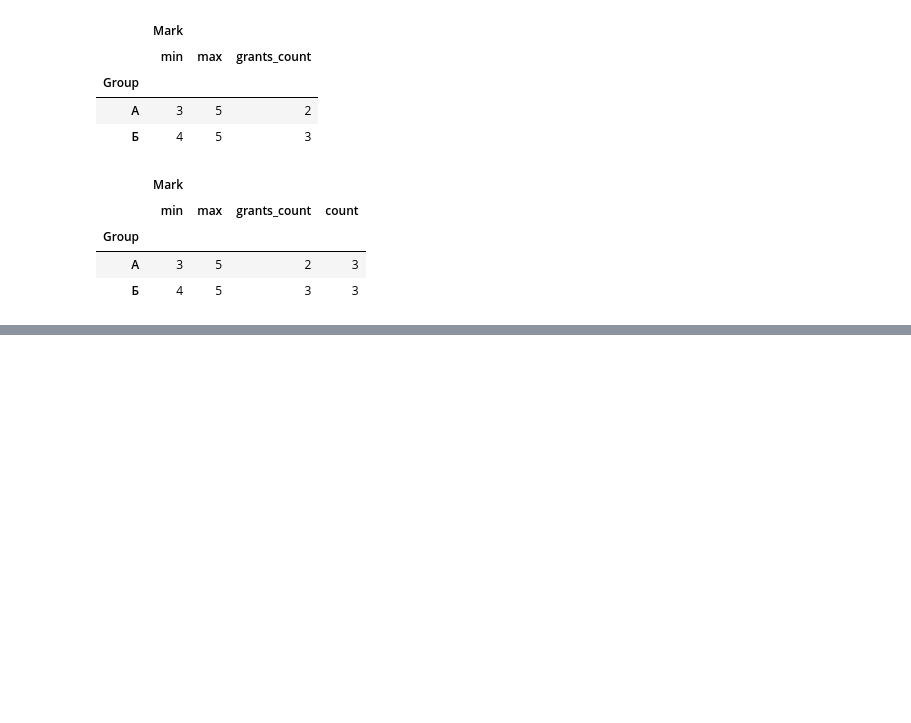
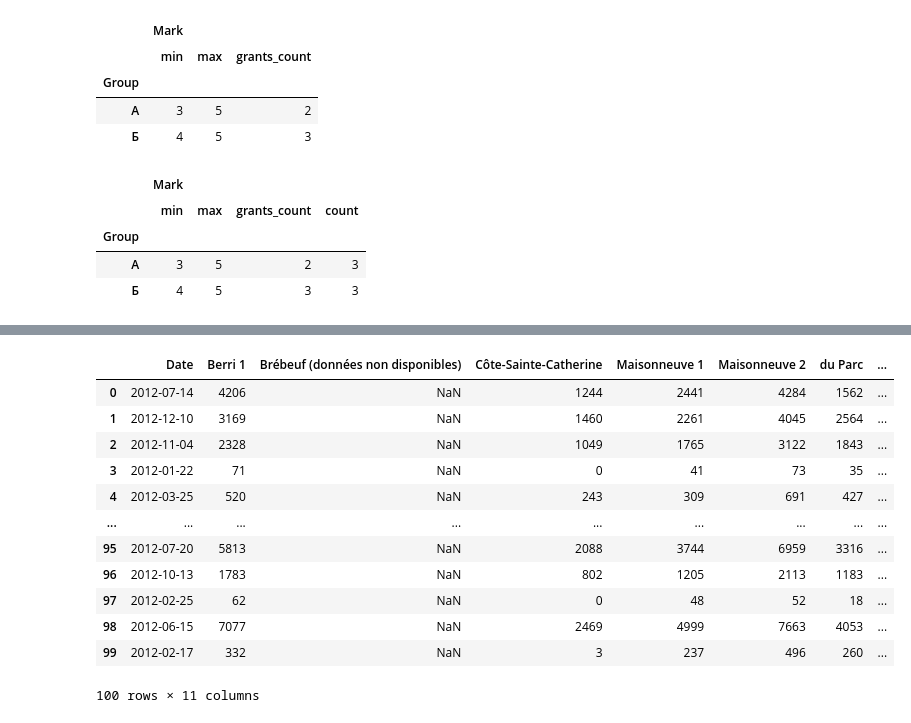
Before and after one commit to NikitaKozlov3412/MyProjectsAndGames, a Jupyter notebook: Stepik_lesson_6_9 Группировка таблиц Pandas DataFrame.ipynb, the cells around one changed output, grey strips where cells are left out. Saved outputs shown, nothing was run; the diff lists cells and outputs as text; code cells hidden in the pictures; blank space fills up the shorter version.

```diff
--- a/Stepik_lesson_6_9 Группировка таблиц Pandas DataFrame.ipynb
+++ b/Stepik_lesson_6_9 Группировка таблиц Pandas DataFrame.ipynb
@@ -559,0 +724,18 @@ df.groupby(['Group']).aggregate({'Mark': ['min', 'max', grants_count, 'count']})
+# %%
+df['Date'] = pd.to_datetime(df['Date'])
+df['weekday'] = df['Date'].dt.day_name()
+df
+# %% [output]
+|  | Date | Berri 1 | Brébeuf (données non disponibles) | Côte-Sainte-Catherine | Maisonneuve 1 | Maisonneuve 2 | du Parc | ... |
+| 0 | 2012-07-14 | 4206 | NaN | 1244 | 2441 | 4284 | 1562 | ... |
+| 1 | 2012-12-10 | 3169 | NaN | 1460 | 2261 | 4045 | 2564 | ... |
+| 2 | 2012-11-04 | 2328 | NaN | 1049 | 1765 | 3122 | 1843 | ... |
+| 3 | 2012-01-22 | 71 | NaN | 0 | 41 | 73 | 35 | ... |
+| 4 | 2012-03-25 | 520 | NaN | 243 | 309 | 691 | 427 | ... |
+| ... | ... | ... | ... | ... | ... | ... | ... | ... |
+| 95 | 2012-07-20 | 5813 | NaN | 2088 | 3744 | 6959 | 3316 | ... |
+| 96 | 2012-10-13 | 1783 | NaN | 802 | 1205 | 2113 | 1183 | ... |
+| 97 | 2012-02-25 | 62 | NaN | 0 | 48 | 52 | 18 | ... |
+| 98 | 2012-06-15 | 7077 | NaN | 2469 | 4999 | 7663 | 4053 | ... |
+| 99 | 2012-02-17 | 332 | NaN | 3 | 237 | 496 | 260 | ... |
+100 rows × 11 columns
```
Also changed, not shown: parts of 17 cells of this notebook.
